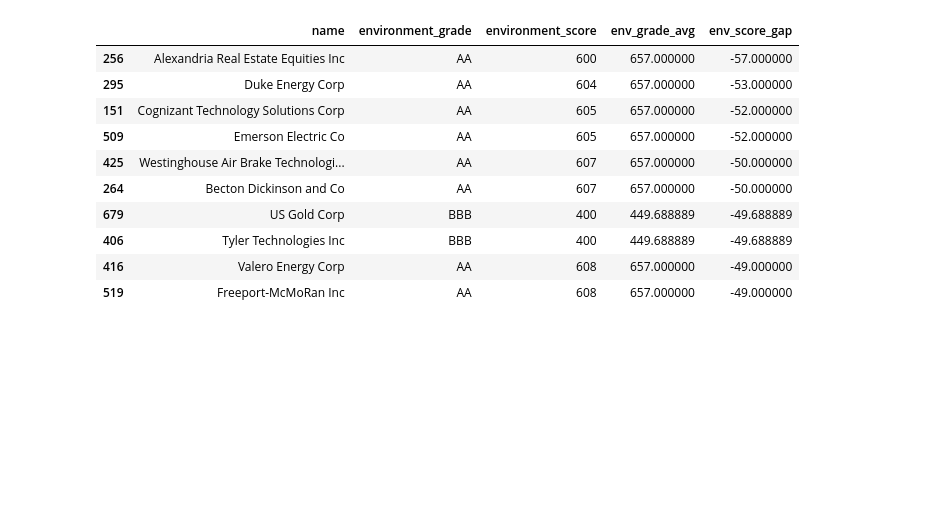
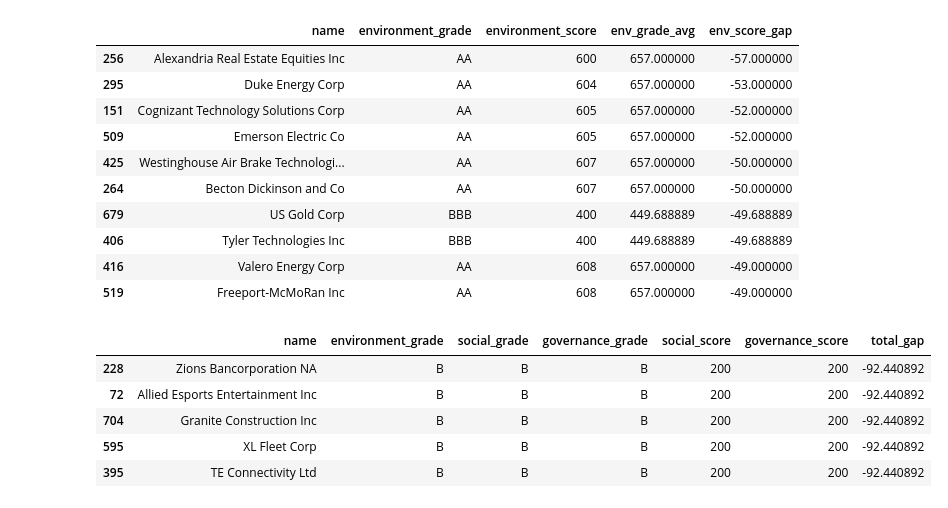
Before and after one commit to Bshaia/data-analysis-portfolio, a Jupyter notebook: corporate-greenwashing/notebooks/01_data_exploration.ipynb, the cells around one changed output. Saved outputs shown, nothing was run; the diff lists cells and outputs as text; code cells hidden in the pictures; blank space fills up the shorter version.

Commit message:
Exported top 10 most overrated companies by ESG grade

```diff
--- a/corporate-greenwashing/notebooks/01_data_exploration.ipynb
+++ b/corporate-greenwashing/notebooks/01_data_exploration.ipynb
@@ -377,3 +377,13 @@ discrepancy_df['total_gap'] = (
 discrepancy_df = discrepancy_df.sort_values('total_gap', ascending=False)
 
 discrepancy_df.to_csv('../data/processed/esg_discrepancy_flags.csv', index=False)
+# %%
+most_overrated = discrepancy_df.sort_values('total_gap').head()
+most_overrated[['name', 'environment_grade', 'social_grade', 'governance_grade', 'social_score', 'governance_score', 'total_gap']]
+# %% [output]
+|  | name | environment_grade | social_grade | governance_grade | social_score | governance_score | total_gap |
+| 228 | Zions Bancorporation NA | B | B | B | 200 | 200 | -92.440892 |
+| 72 | Allied Esports Entertainment Inc | B | B | B | 200 | 200 | -92.440892 |
+| 704 | Granite Construction Inc | B | B | B | 200 | 200 | -92.440892 |
+| 595 | XL Fleet Corp | B | B | B | 200 | 200 | -92.440892 |
+| 395 | TE Connectivity Ltd | B | B | B | 200 | 200 | -92.440892 |
```
Also changed, not shown: parts of 1 cell of this notebook.
